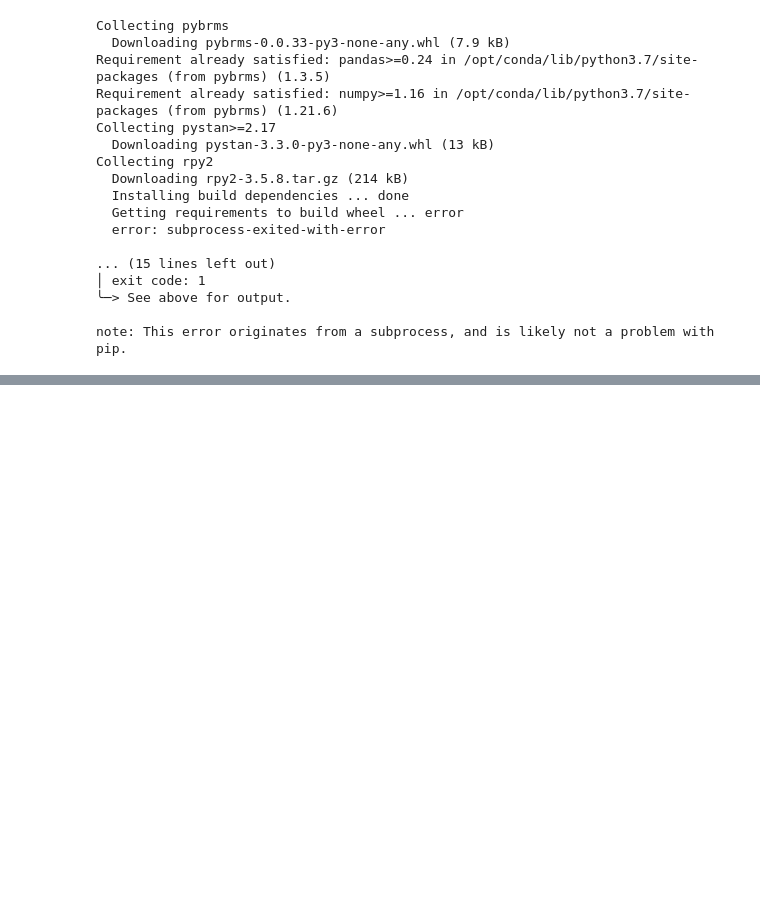
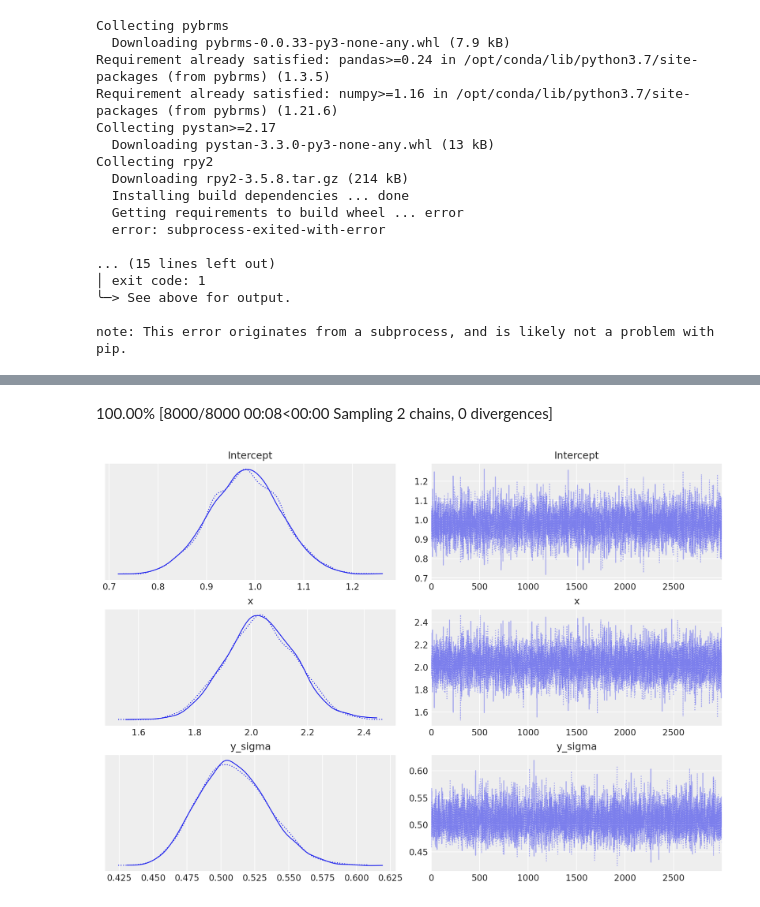
Before and after one commit to bsenst/bayes-course, a Jupyter notebook: notebooks/bayes-week-3.ipynb, the cells around one changed output, grey strips where cells are left out. Saved outputs shown, nothing was run; the diff lists cells and outputs as text; code cells hidden in the pictures; blank space fills up the shorter version.

```diff
--- a/notebooks/bayes-week-3.ipynb
+++ b/notebooks/bayes-week-3.ipynb
@@ -196,0 +304,9 @@ Solving environment: \
+# %%
+model = bmb.Model("y ~ x", data)
+idata = model.fit(draws=3000)
+# %% [output]
+100.00% [8000/8000 00:08<00:00 Sampling 2 chains, 0 divergences]
+# %%
+az.plot_trace(idata, figsize=(10, 7));
+# %% [output]
+[figure, added]
```
Also changed, not shown: parts of 12 cells of this notebook.
